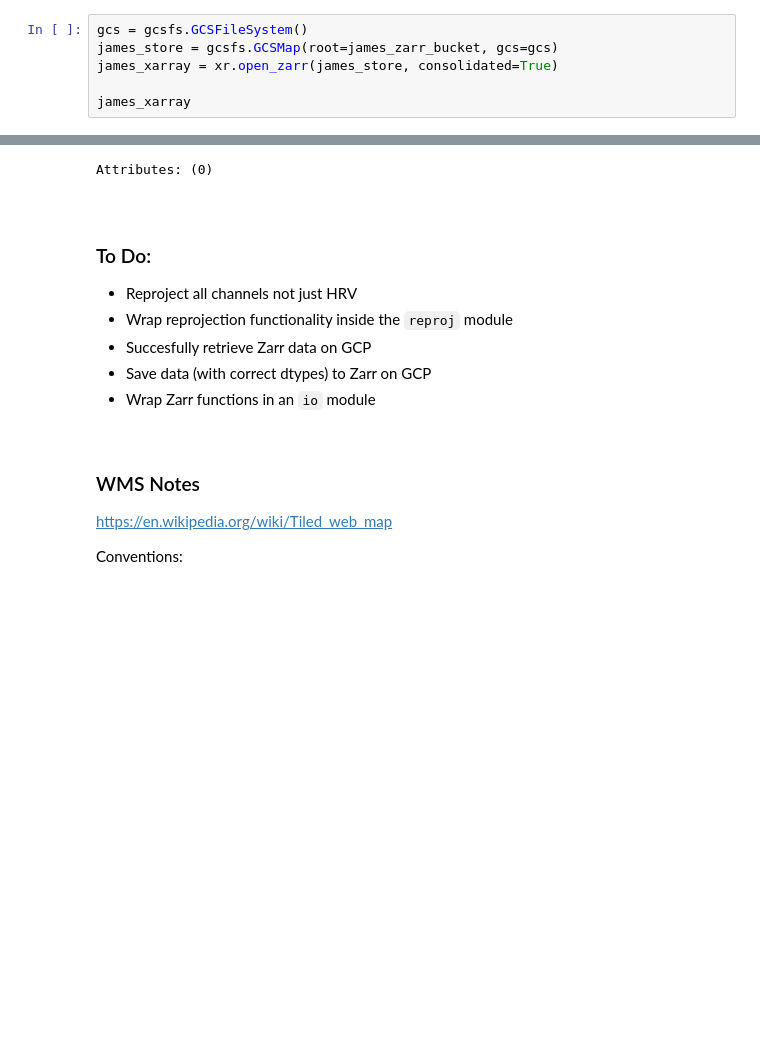
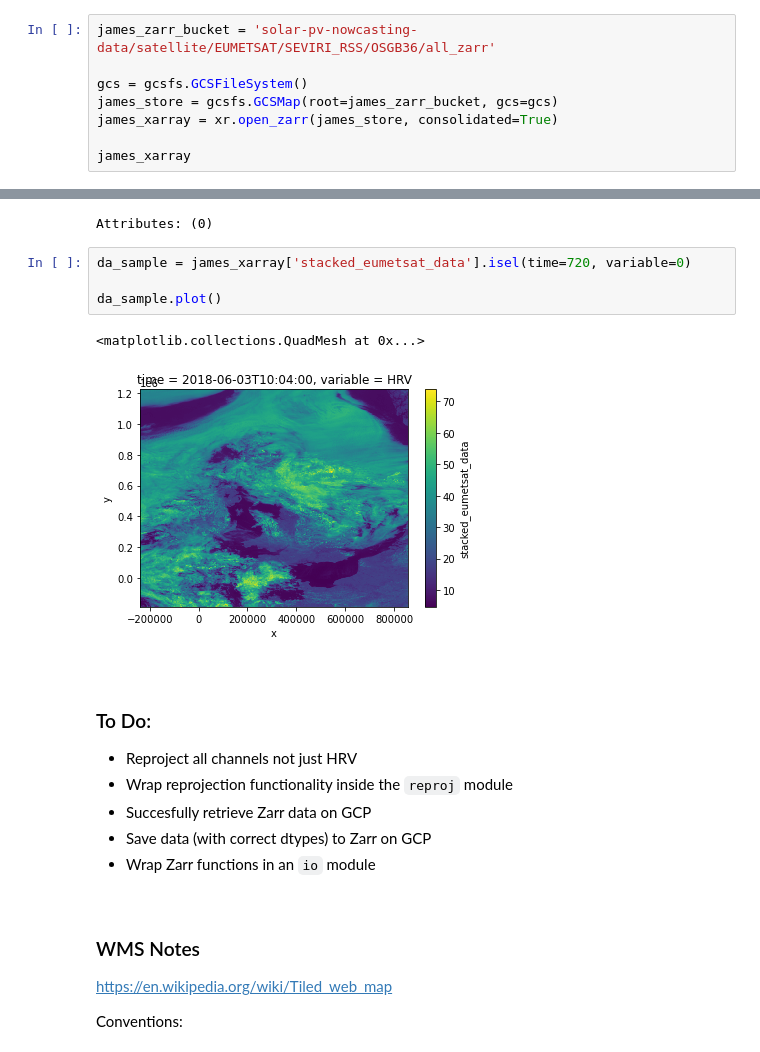
Before and after one commit to openclimatefix/Satip, a Jupyter notebook: nbs/03_zarr.ipynb, the cells around one changed output, grey strips where cells are left out. Drawn from its saved outputs; the diff is of its cells as text; blank space fills up the shorter version.

```diff
--- a/nbs/03_zarr.ipynb
+++ b/nbs/03_zarr.ipynb
@@ -37,6 +37,8 @@ def is_retriable(exception):
 
 gcsfs.utils.is_retriable = is_retriable
 # %%
+james_zarr_bucket = 'solar-pv-nowcasting-data/satellite/EUMETSAT/SEVIRI_RSS/OSGB36/all_zarr'
+
 gcs = gcsfs.GCSFileSystem()
 james_store = gcsfs.GCSMap(root=james_zarr_bucket, gcs=gcs)
 james_xarray = xr.open_zarr(james_store, consolidated=True)
@@ -62,6 +64,13 @@ start_time :
 2018-05-31T00:00:10.549658
 | Array Chunk Bytes 3.02 TB 18.52 M... |  |
 Attributes: (0)
+# %%
+da_sample = james_xarray['stacked_eumetsat_data'].isel(time=720, variable=0)
+
+da_sample.plot()
+# %% [output]
+<matplotlib.collections.QuadMesh at 0x...>
+[figure, added]
 # %% [markdown]
 <br>
 
```
Also changed, not shown: parts of 1 cell of this notebook, 3 other files.
